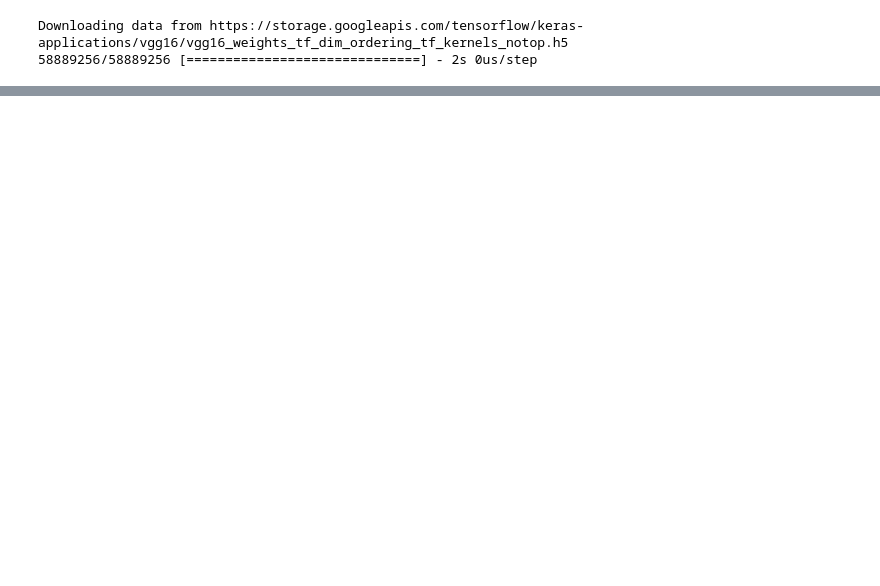
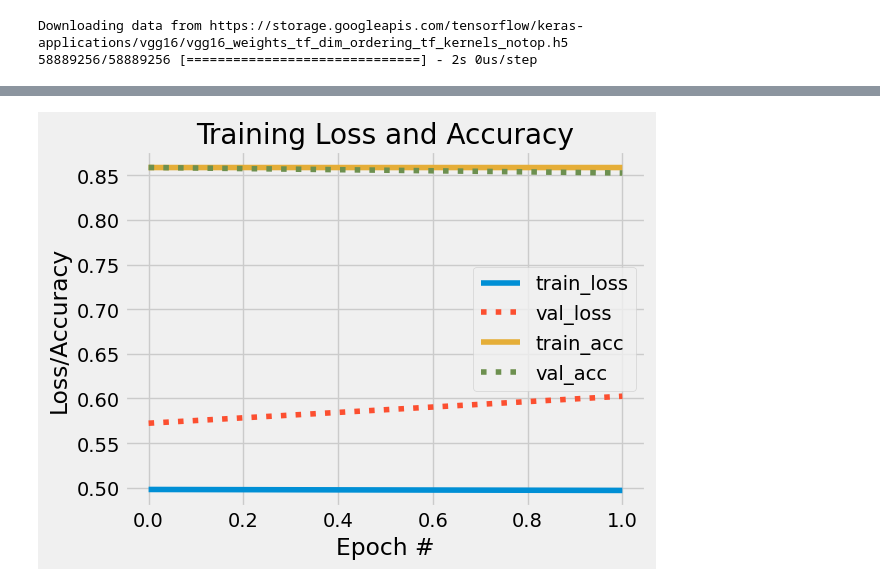
Before and after one commit to AU-CDS/assignment3-pretrained-cnns-AneliaAB, a Jupyter notebook: scr/code.ipynb, the cells around one changed output, grey strips where cells are left out. Cells and saved outputs as stored; diff of their text form; code cells hidden in the pictures; blank space fills up the shorter version.

```diff
--- a/scr/code.ipynb
+++ b/scr/code.ipynb
@@ -175,0 +177,21 @@ text_file.close()
+# %%
+def plot_history(H, epochs):
+    plt.style.use("fivethirtyeight")
+    plt.figure()
+    plt.plot(np.arange(0, epochs), H.history["loss"], label="train_loss")
+    plt.plot(np.arange(0, epochs), H.history["val_loss"], label="val_loss", linestyle=":")
+    plt.plot(np.arange(0, epochs), H.history["accuracy"], label="train_acc")
+    plt.plot(np.arange(0, epochs), H.history["val_accuracy"], label="val_acc", linestyle=":")
+    plt.title("Training Loss and Accuracy")
+    plt.xlabel("Epoch #")
+    plt.ylabel("Loss/Accuracy")
+    plt.tight_layout()
+    plt.legend()
+    plt.savefig("test.png", format="png") # specify filetype explicitly
+    plt.show()
+
+    plt.close()
+
+plot_history(H, 2)
+# %% [output]
+[figure, added]
```
Also changed, not shown: parts of 6 cells of this notebook, 1 other file.
